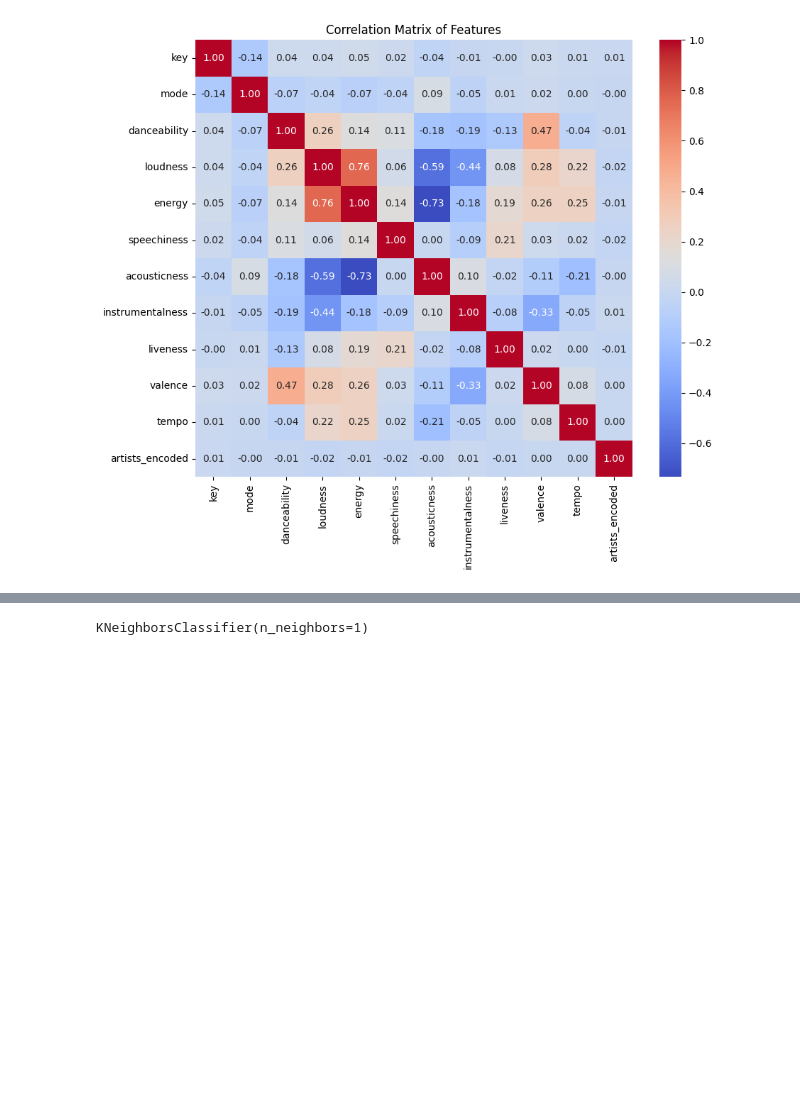
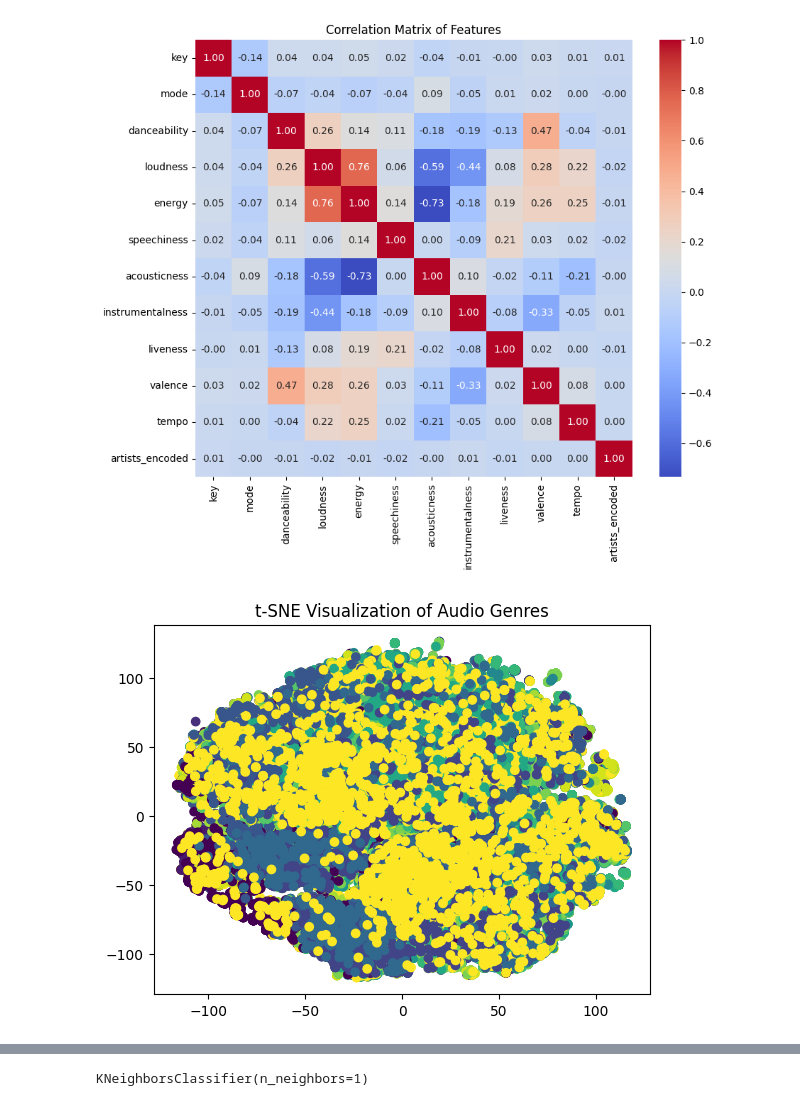
Before and after one commit to UltimaticCatz/datasci-2024, a Jupyter notebook: main.ipynb, the cells around one changed output, grey strips where cells are left out. Saved outputs shown, nothing was run; the diff lists cells and outputs as text; code cells hidden in the pictures; blank space fills up the shorter version.

```diff
--- a/main.ipynb
+++ b/main.ipynb
@@ -329,6 +333,20 @@ plt.title('Correlation Matrix of Features')
 plt.show()
 # %% [output]
 [figure]
+# %%
+# Apply t-SNE on the PCA-reduced data
+tsne = TSNE(n_components=2, random_state=42)
+X_tsne = tsne.fit_transform(features_df)
+
+# Plot the 2D visualization
+label_encoder = LabelEncoder()
+numerical_genre_labels = label_encoder.fit_transform(dataset['main_genre'])
+
+plt.scatter(X_tsne[:, 0], X_tsne[:, 1], c=numerical_genre_labels)
+plt.title('t-SNE Visualization of Audio Genres')
+plt.show()
+# %% [output]
+[figure, added]
 # %%
 # check the model for the best k to be used in KNN model and plot the graph to visualize
 # after finishing, we will use the k with the best accuracy for our model
```
Also changed, not shown: parts of 8 cells of this notebook.
